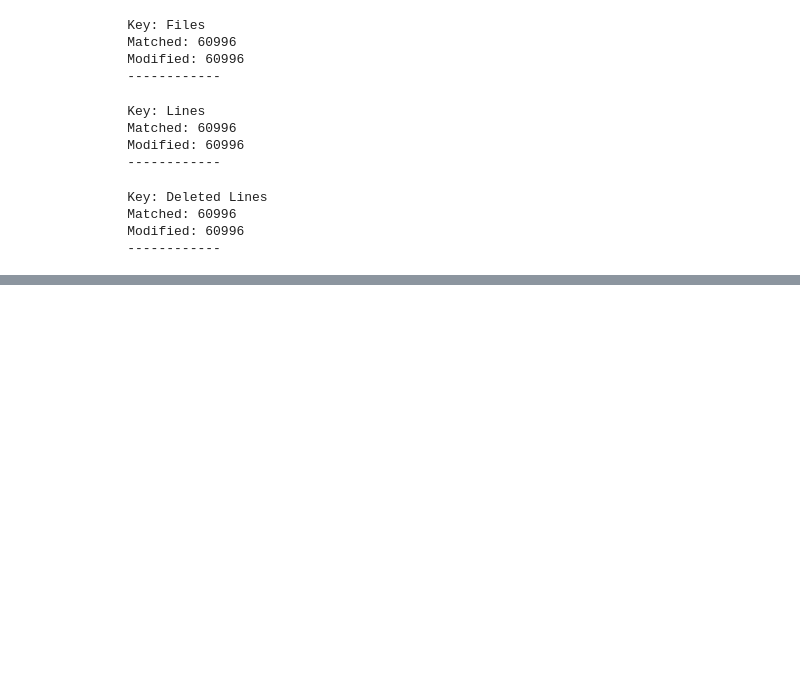
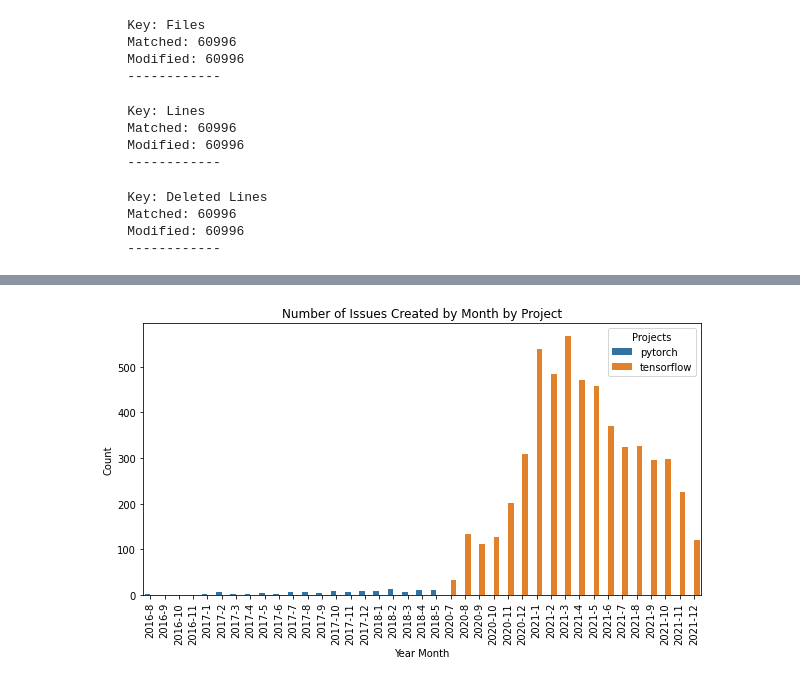
Before and after one commit to crystalwongcy/database_management, a Jupyter notebook: DMS.ipynb, the cells around one changed output, grey strips where cells are left out. Saved outputs shown, nothing was run; the diff lists cells and outputs as text; code cells hidden in the pictures; blank space fills up the shorter version.

```diff
--- a/DMS.ipynb
+++ b/DMS.ipynb
@@ -689,0 +944,19 @@ print("""
+# %%
+# analyse # of issues created by month by project
+# Create a temporary table
+df.createOrReplaceTempView('issues')
+
+# Run a simple SQL command
+
+issues_created_month = spark_mongo.sql("""
+                                SELECT Projects,
+                                    COUNT(DISTINCT _id) as Total_Issue,
+                                    MONTH(State.Created_at) as Created_Month,
+                                    YEAR(State.Created_at) as Created_Year,
+                                    CONCAT(YEAR(State.Created_at), '-', MONTH(State.Created_at)) as Created_YearMonth
+                                FROM issues
+                                GROUP BY Projects, Created_Month, Created_Year, Created_YearMonth
+                                ORDER BY Created_Year ASC, Created_Month ASC
+                                """)
+issues_created_month_pd = issues_created_month.toPandas()
+issues_created_month.show()
@@ -689,0 +982,10 @@ print("""
+# %%
+# created_by
+fig, ax = plt.subplots(figsize=(10, 5))
+ax = sns.barplot(x="Created_YearMonth", y="Total_Issue", hue='Projects', data=issues_created_month_pd, ci=None)
+ax.set(xlabel='Year Month', ylabel='Count')
+plt.title("Number of Issues Created by Month by Project")
+plt.xticks(rotation=90)
+plt.show()
+# %% [output]
+[figure, added]
```
Also changed, not shown: parts of 46 cells of this notebook.
